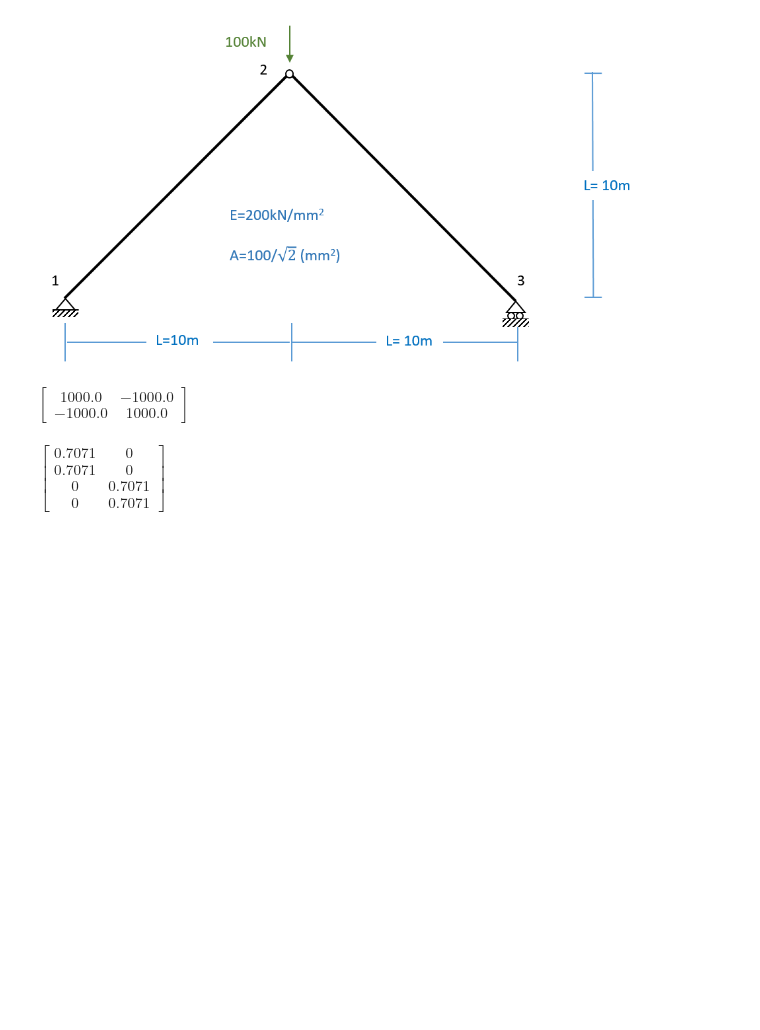
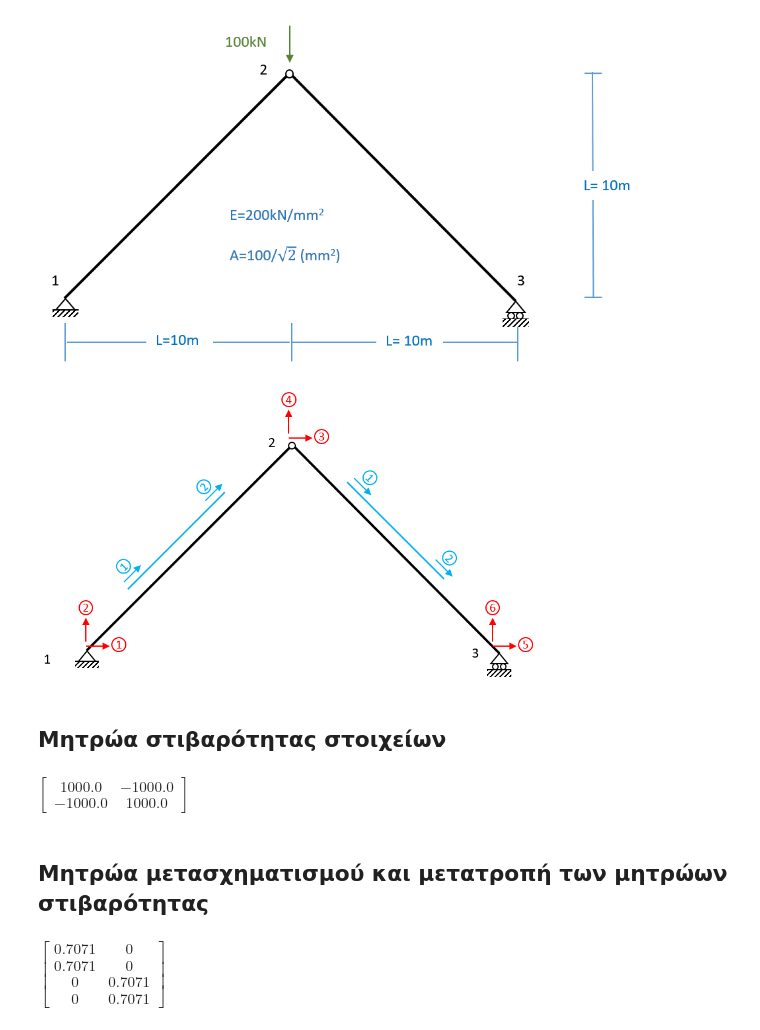
Before and after one commit to panagop/ihu_courses, a Jupyter notebook: jupyter/ihu/statiki_me_mitroa/example9/example9.ipynb, the cells around one changed output. Cells and saved outputs as stored; diff of their text form; code cells hidden in the pictures; blank space fills up the shorter version.

Commit message:
example9

```diff
--- a/jupyter/ihu/statiki_me_mitroa/example9/example9.ipynb
+++ b/jupyter/ihu/statiki_me_mitroa/example9/example9.ipynb
@@ -27,6 +27,12 @@ A = 1e-4 / math.sqrt(2)    # m2
 L = 10.                    # m
 
 F = 100.                   # kN
+# %%
+Image("https://raw.githubusercontent.com/panagop/ihu_courses/main/shared/images/mitroa/example9/dof_global_local.png", width=500)
+# %% [output]
+[figure, added]
+# %% [markdown]
+## Μητρώα στιβαρότητας στοιχείων
 # %%
 K1 = K2 = K_truss(A=A,
                   E=E,
@@ -34,6 +40,8 @@ K1 = K2 = K_truss(A=A,
 K1
 # %% [output]
 $\displaystyle \left[\begin{matrix}1000.0 & -1000.0\\-1000.0 & 1000.0\end{matrix}\right]$
+# %% [markdown]
+## Μητρώα μετασχηματισμού και μετατροπή των μητρώων στιβαρότητας
 # %%
 Λ1 = TransformMatrixTruss(math.pi/4)
 round_expr(Λ1, 4)
```
Also changed, not shown: parts of 13 cells of this notebook, 11 other files.
